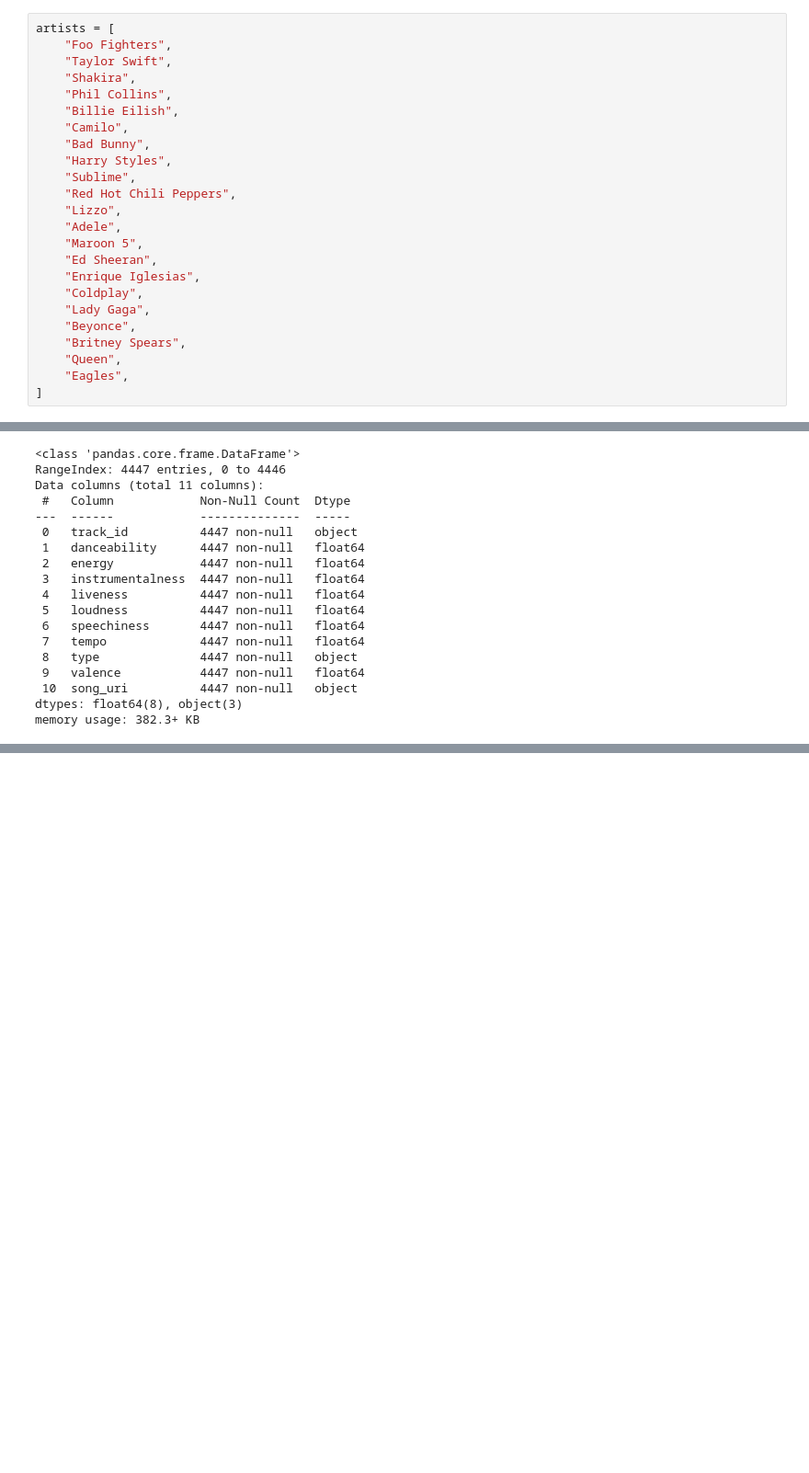
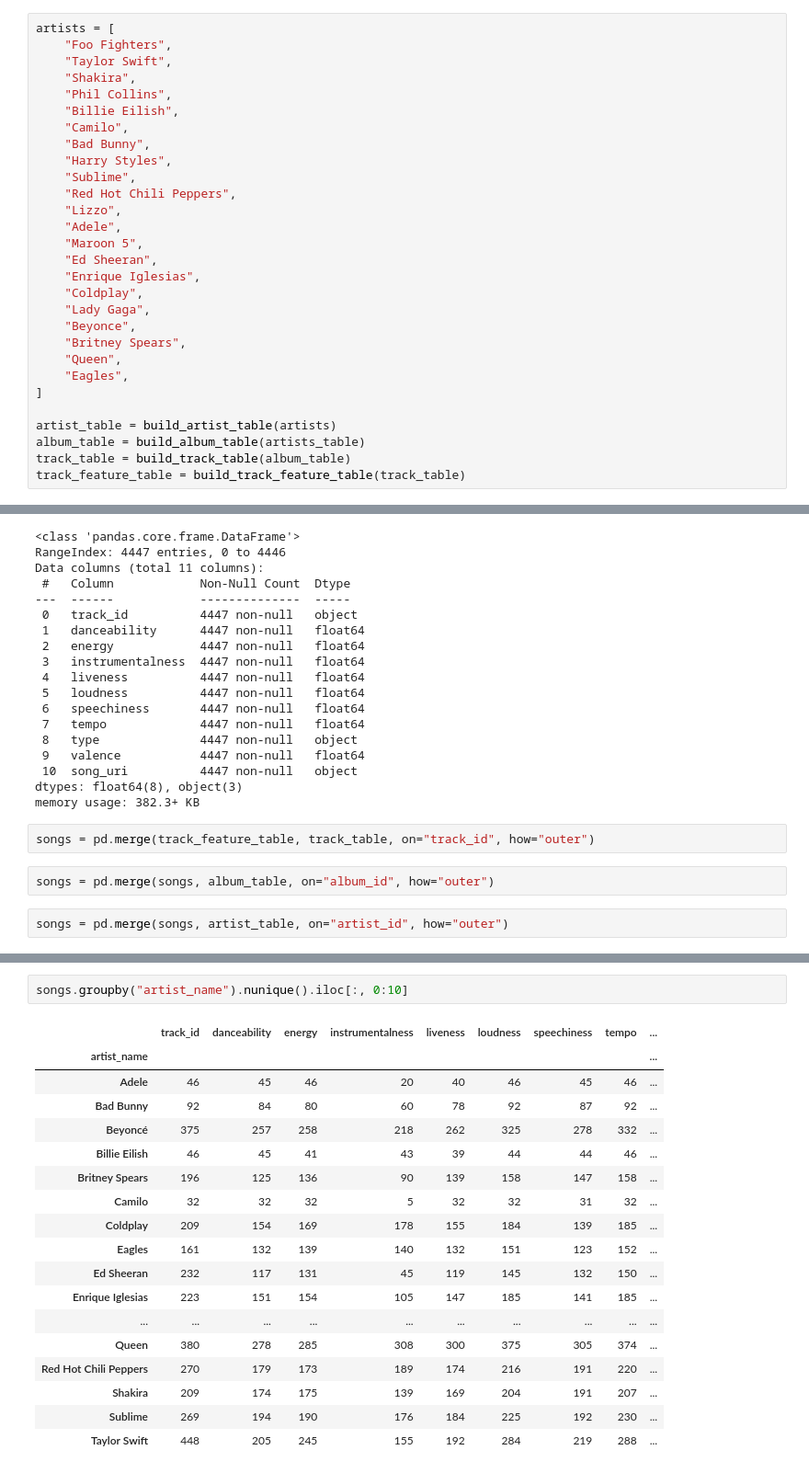
Before and after one commit to vmorenocosta/vanguard_de_project, a Jupyter notebook: submission/notebooks/p1_data_ingestion.ipynb, the cells around one changed output, grey strips where cells are left out. Shown at 92% size. Saved outputs shown, nothing was run; the diff lists cells and outputs as text; blank space fills up the shorter version.

```diff
--- a/submission/notebooks/p1_data_ingestion.ipynb
+++ b/submission/notebooks/p1_data_ingestion.ipynb
@@ -220,3 +223,8 @@ artists = [
     "Queen",
     "Eagles",
 ]
+
+artist_table = build_artist_table(artists)
+album_table = build_album_table(artists_table)
+track_table = build_track_table(album_table)
+track_feature_table = build_track_feature_table(track_table)
@@ -372,3 +374,9 @@ Data columns (total 11 columns):
  10  song_uri          4447 non-null   object
 dtypes: float64(8), object(3)
 memory usage: 382.3+ KB
+# %%
+songs = pd.merge(track_feature_table, track_table, on="track_id", how="outer")
+# %%
+songs = pd.merge(songs, album_table, on="album_id", how="outer")
+# %%
+songs = pd.merge(songs, artist_table, on="artist_id", how="outer")
@@ -374,0 +405,21 @@ memory usage: 382.3+ KB
+# %%
+songs.groupby("artist_name").nunique().iloc[:, 0:10]
+# %% [output]
+|  | track_id | danceability | energy | instrumentalness | liveness | loudness | speechiness | tempo | ... |
+| artist_name |  |  |  |  |  |  |  |  | ... |
+| Adele | 46 | 45 | 46 | 20 | 40 | 46 | 45 | 46 | ... |
+| Bad Bunny | 92 | 84 | 80 | 60 | 78 | 92 | 87 | 92 | ... |
+| Beyoncé | 375 | 257 | 258 | 218 | 262 | 325 | 278 | 332 | ... |
+| Billie Eilish | 46 | 45 | 41 | 43 | 39 | 44 | 44 | 46 | ... |
+| Britney Spears | 196 | 125 | 136 | 90 | 139 | 158 | 147 | 158 | ... |
+| Camilo | 32 | 32 | 32 | 5 | 32 | 32 | 31 | 32 | ... |
+| Coldplay | 209 | 154 | 169 | 178 | 155 | 184 | 139 | 185 | ... |
+| Eagles | 161 | 132 | 139 | 140 | 132 | 151 | 123 | 152 | ... |
+| Ed Sheeran | 232 | 117 | 131 | 45 | 119 | 145 | 132 | 150 | ... |
+| Enrique Iglesias | 223 | 151 | 154 | 105 | 147 | 185 | 141 | 185 | ... |
+| ... | ... | ... | ... | ... | ... | ... | ... | ... | ... |
+| Queen | 380 | 278 | 285 | 308 | 300 | 375 | 305 | 374 | ... |
+| Red Hot Chili Peppers | 270 | 179 | 173 | 189 | 174 | 216 | 191 | 220 | ... |
+| Shakira | 209 | 174 | 175 | 139 | 169 | 204 | 191 | 207 | ... |
+| Sublime | 269 | 194 | 190 | 176 | 184 | 225 | 192 | 230 | ... |
+| Taylor Swift | 448 | 205 | 245 | 155 | 192 | 284 | 219 | 288 | ... |
```
Also changed, not shown: parts of 16 cells of this notebook, 4 other files.
